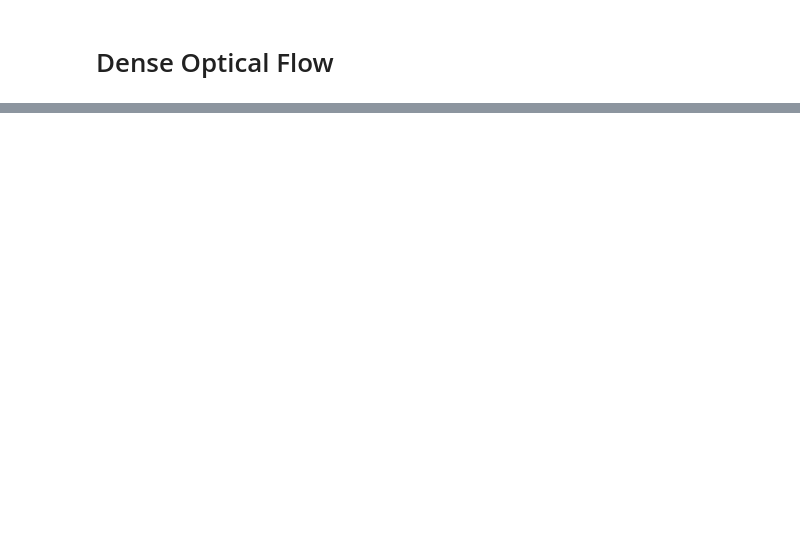
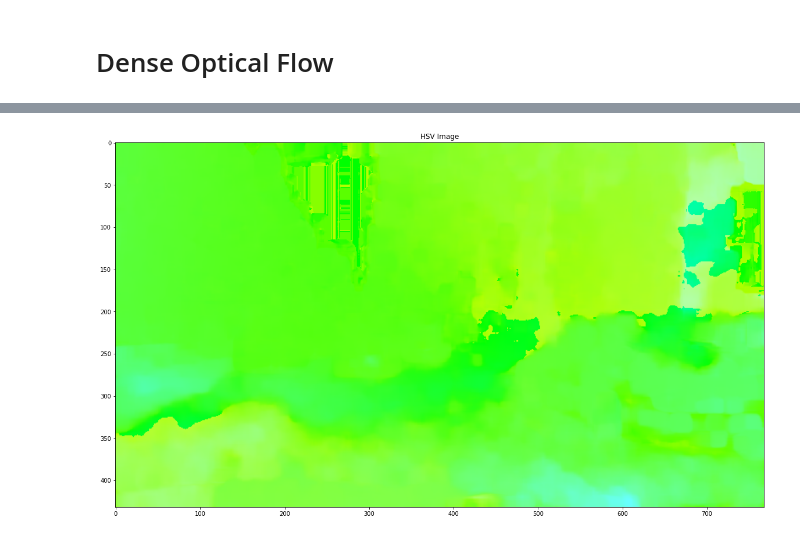
Before and after one commit to ken-power/ComputerVision-OpticalFlow, a Jupyter notebook: OpticalFlow/Dense_Optical_Flow.ipynb, the cells around one changed output, grey strips where cells are left out. Drawn from its saved outputs; the diff is of its cells as text; code cells hidden in the pictures; blank space fills up the shorter version.

Commit message:
Moving sparse optical flow, dense optical flow, and feature tracking examples to separate notebooks

```diff
--- a/OpticalFlow/Dense_Optical_Flow.ipynb
+++ b/OpticalFlow/Dense_Optical_Flow.ipynb
@@ -5,0 +38,2 @@ import numpy as np
+# %%
+flow = cv2.calcOpticalFlowFarneback(gray1, gray2, None, 0.5, 3, 15, 3, 5, 1.2, 0)
@@ -5,0 +96,6 @@ import numpy as np
+# %%
+# Computes the magnitude and angle of the 2D vectors
+magnitude, angle = cv2.cartToPolar(flow[..., 0], flow[..., 1])
+
+print(magnitude)
+print(angle)
@@ -5,0 +117,5 @@ import numpy as np
+# %%
+# Sets image hue according to the optical flow direction
+hsv[..., 0] = angle * 180 / np.pi / 2
+
+print(hsv)
@@ -5,0 +140,4 @@ import numpy as np
+# %%
+# Sets image value according to the optical flow magnitude (normalized)
+hsv[..., 2] = cv2.normalize(magnitude, None, 0, 255, cv2.NORM_MINMAX)
+print(hsv)
@@ -5,0 +162,4 @@ import numpy as np
+# %%
+plot_image("HSV Image", hsv)
+# %% [output]
+[figure, added]
```
Also changed, not shown: parts of 23 cells of this notebook, 3 other files.
